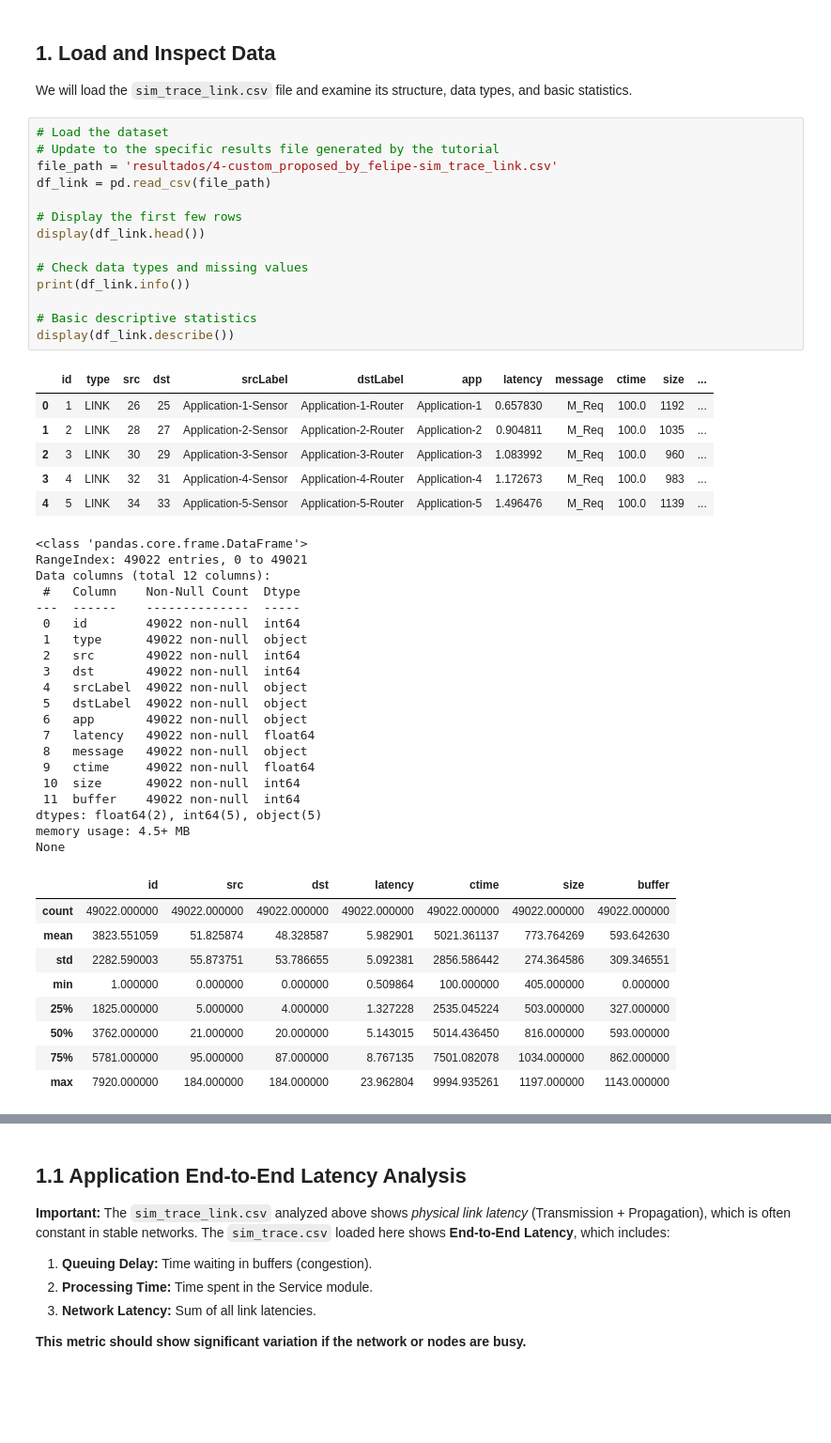
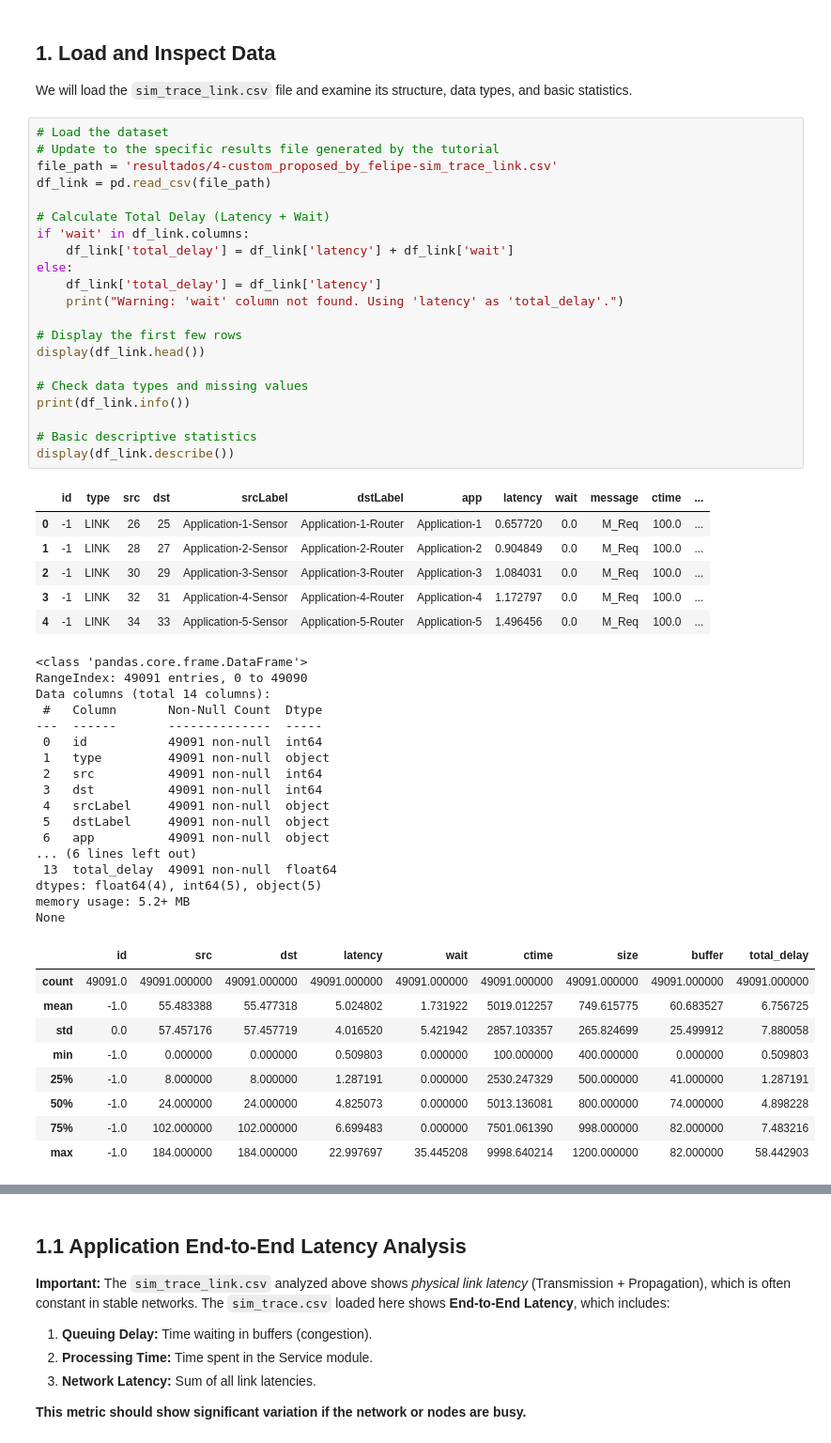
Before and after one commit to felipedumer/YAFS_custom, a Jupyter notebook: algoritmo_felipe/analysis_sim_trace_link.ipynb, the cells around one changed output, grey strips where cells are left out. Shown at 94% size. Drawn from its saved outputs; the diff is of its cells as text; blank space fills up the shorter version.

```diff
--- a/algoritmo_felipe/analysis_sim_trace_link.ipynb
+++ b/algoritmo_felipe/analysis_sim_trace_link.ipynb
@@ -23,53 +23,57 @@ We will load the `sim_trace_link.csv` file and examine its structure, data types
 # %%
 # Load the dataset
 # Update to the specific results file generated by the tutorial
 file_path = 'resultados/4-custom_proposed_by_felipe-sim_trace_link.csv'
 df_link = pd.read_csv(file_path)
+
+# Calculate Total Delay (Latency + Wait)
+if 'wait' in df_link.columns:
+    df_link['total_delay'] = df_link['latency'] + df_link['wait']
+else:
+    df_link['total_delay'] = df_link['latency']
+    print("Warning: 'wait' column not found. Using 'latency' as 'total_delay'.")
 
 # Display the first few rows
 display(df_link.head())
 
 # Check data types and missing values
 print(df_link.info())
 
 # Basic descriptive statistics
 display(df_link.describe())
 # %% [output]
-|  | id | type | src | dst | srcLabel | dstLabel | app | latency | message | ctime | size | ... |
-| 0 | 1 | LINK | 26 | 25 | Application-1-Sensor | Application-1-Router | Application-1 | 0.657830 | M_Req | 100.0 | 1192 | ... |
-| 1 | 2 | LINK | 28 | 27 | Application-2-Sensor | Application-2-Router | Application-2 | 0.904811 | M_Req | 100.0 | 1035 | ... |
-| 2 | 3 | LINK | 30 | 29 | Application-3-Sensor | Application-3-Router | Application-3 | 1.083992 | M_Req | 100.0 | 960 | ... |
-| 3 | 4 | LINK | 32 | 31 | Application-4-Sensor | Application-4-Router | Application-4 | 1.172673 | M_Req | 100.0 | 983 | ... |
-| 4 | 5 | LINK | 34 | 33 | Application-5-Sensor | Application-5-Router | Application-5 | 1.496476 | M_Req | 100.0 | 1139 | ... |
+|  | id | type | src | dst | srcLabel | dstLabel | app | latency | wait | message | ctime | ... |
+| 0 | -1 | LINK | 26 | 25 | Application-1-Sensor | Application-1-Router | Application-1 | 0.657720 | 0.0 | M_Req | 100.0 | ... |
+| 1 | -1 | LINK | 28 | 27 | Application-2-Sensor | Application-2-Router | Application-2 | 0.904849 | 0.0 | M_Req | 100.0 | ... |
+| 2 | -1 | LINK | 30 | 29 | Application-3-Sensor | Application-3-Router | Application-3 | 1.084031 | 0.0 | M_Req | 100.0 | ... |
+| 3 | -1 | LINK | 32 | 31 | Application-4-Sensor | Application-4-Router | Application-4 | 1.172797 | 0.0 | M_Req | 100.0 | ... |
+| 4 | -1 | LINK | 34 | 33 | Application-5-Sensor | Application-5-Router | Application-5 | 1.496456 | 0.0 | M_Req | 100.0 | ... |
 <class 'pandas.core.frame.DataFrame'>
-RangeIndex: 49022 entries, 0 to 49021
-Data columns (total 12 columns):
- #   Column    Non-Null Count  Dtype
----  ------    --------------  -----
- 0   id        49022 non-null  int64
- 1   type      49022 non-null  object
- 2   src       49022 non-null  int64
- 3   dst       49022 non-null  int64
- 4   srcLabel  49022 non-null  object
- 5   dstLabel  49022 non-null  object
- 6   app       49022 non-null  object
- 7   latency   49022 non-null  float64
- 8   message   49022 non-null  object
- 9   ctime     49022 non-null  float64
- 10  size      49022 non-null  int64
- 11  buffer    49022 non-null  int64
-dtypes: float64(2), int64(5), object(5)
-memory usage: 4.5+ MB
+RangeIndex: 49091 entries, 0 to 49090
+Data columns (total 14 columns):
+ #   Column       Non-Null Count  Dtype
+---  ------       --------------  -----
+ 0   id           49091 non-null  int64
+ 1   type         49091 non-null  object
+ 2   src          49091 non-null  int64
+ 3   dst          49091 non-null  int64
+ 4   srcLabel     49091 non-null  object
+ 5   dstLabel     49091 non-null  object
+ 6   app          49091 non-null  object
+... (6 lines left out)
+ 13  total_delay  49091 non-null  float64
+dtypes: float64(4), int64(5), object(5)
+memory usage: 5.2+ MB
 None
-|  | id | src | dst | latency | ctime | size | buffer |
-| count | 49022.000000 | 49022.000000 | 49022.000000 | 49022.000000 | 49022.000000 | 49022.000000 | 49022.000000 |
-| mean | 3823.551059 | 51.825874 | 48.328587 | 5.982901 | 5021.361137 | 773.764269 | 593.642630 |
-| std | 2282.590003 | 55.873751 | 53.786655 | 5.092381 | 2856.586442 | 274.364586 | 309.346551 |
-| min | 1.000000 | 0.000000 | 0.000000 | 0.509864 | 100.000000 | 405.000000 | 0.000000 |
-| 25% | 1825.000000 | 5.000000 | 4.000000 | 1.327228 | 2535.045224 | 503.000000 | 327.000000 |
-| 50% | 3762.000000 | 21.000000 | 20.000000 | 5.143015 | 5014.436450 | 816.000000 | 593.000000 |
-| 75% | 5781.000000 | 95.000000 | 87.000000 | 8.767135 | 7501.082078 | 1034.000000 | 862.000000 |
-| max | 7920.000000 | 184.000000 | 184.000000 | 23.962804 | 9994.935261 | 1197.000000 | 1143.000000 |
+|  | id | src | dst | latency | wait | ctime | size | buffer | total_delay |
+| count | 49091.0 | 49091.000000 | 49091.000000 | 49091.000000 | 49091.000000 | 49091.000000 | 49091.000000 | 49091.000000 | 49091.000000 |
+| mean | -1.0 | 55.483388 | 55.477318 | 5.024802 | 1.731922 | 5019.012257 | 749.615775 | 60.683527 | 6.756725 |
+| std | 0.0 | 57.457176 | 57.457719 | 4.016520 | 5.421942 | 2857.103357 | 265.824699 | 25.499912 | 7.880058 |
+| min | -1.0 | 0.000000 | 0.000000 | 0.509803 | 0.000000 | 100.000000 | 400.000000 | 0.000000 | 0.509803 |
+| 25% | -1.0 | 8.000000 | 8.000000 | 1.287191 | 0.000000 | 2530.247329 | 500.000000 | 41.000000 | 1.287191 |
+| 50% | -1.0 | 24.000000 | 24.000000 | 4.825073 | 0.000000 | 5013.136081 | 800.000000 | 74.000000 | 4.898228 |
+| 75% | -1.0 | 102.000000 | 102.000000 | 6.699483 | 0.000000 | 7501.061390 | 998.000000 | 82.000000 | 7.483216 |
+| max | -1.0 | 184.000000 | 184.000000 | 22.997697 | 35.445208 | 9998.640214 | 1200.000000 | 82.000000 | 58.442903 |
 # %%
 # Load the Application Trace (End-to-End Latency)
 # This file contains the full request-response times, including queuing and processing.
```
Also changed, not shown: parts of 7 cells of this notebook, 6 other files.
